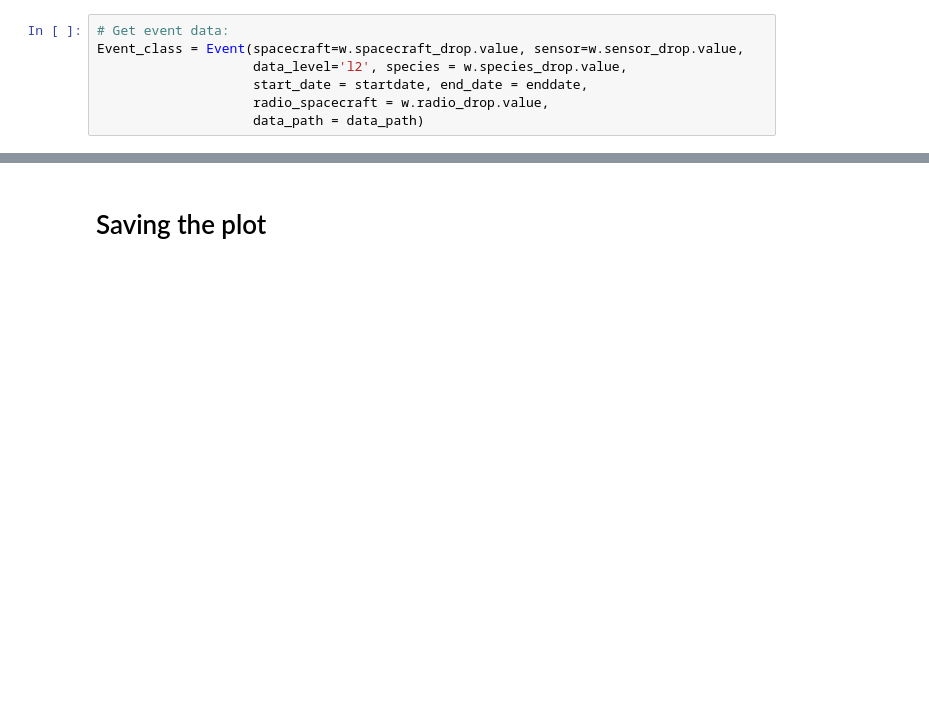
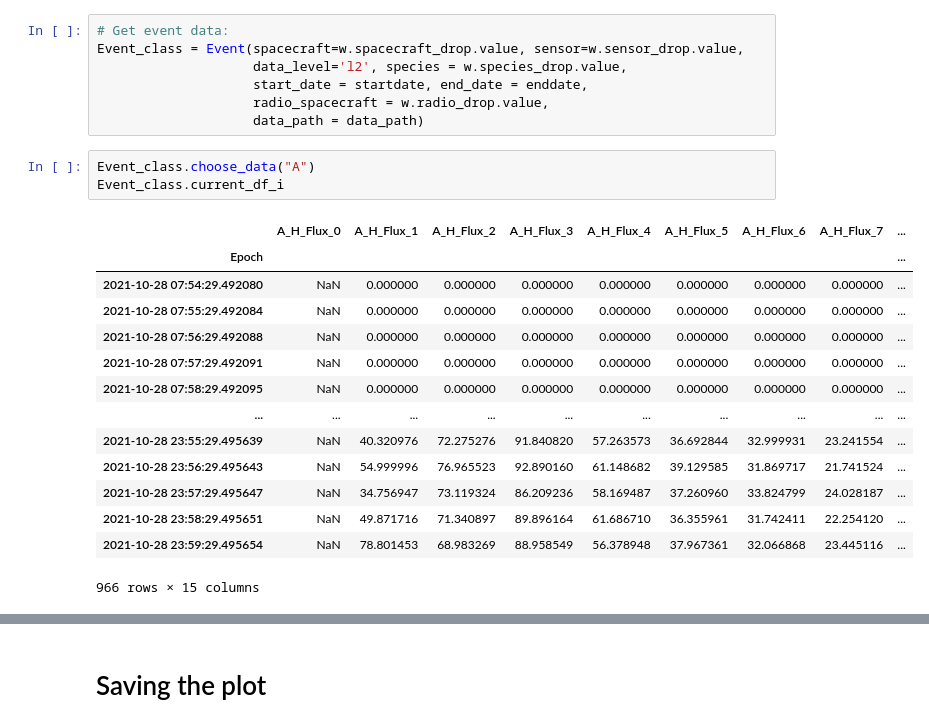
Before and after one commit to serpentine-h2020/serpentine, a Jupyter notebook: notebooks/sep_analysis_tools/dynamic_spectrum.ipynb, the cells around one changed output, grey strips where cells are left out. Saved outputs shown, nothing was run; the diff lists cells and outputs as text; blank space fills up the shorter version.

```diff
--- a/notebooks/sep_analysis_tools/dynamic_spectrum.ipynb
+++ b/notebooks/sep_analysis_tools/dynamic_spectrum.ipynb
@@ -43,6 +47,24 @@ Event_class = Event(spacecraft=w.spacecraft_drop.value, sensor=w.sensor_drop.val
                     start_date = startdate, end_date = enddate,
                     radio_spacecraft = w.radio_drop.value,
                     data_path = data_path)
+# %%
+Event_class.choose_data("A")
+Event_class.current_df_i
+# %% [output]
+|  | A_H_Flux_0 | A_H_Flux_1 | A_H_Flux_2 | A_H_Flux_3 | A_H_Flux_4 | A_H_Flux_5 | A_H_Flux_6 | A_H_Flux_7 | ... |
+| Epoch |  |  |  |  |  |  |  |  | ... |
+| 2021-10-28 07:54:29.492080 | NaN | 0.000000 | 0.000000 | 0.000000 | 0.000000 | 0.000000 | 0.000000 | 0.000000 | ... |
+| 2021-10-28 07:55:29.492084 | NaN | 0.000000 | 0.000000 | 0.000000 | 0.000000 | 0.000000 | 0.000000 | 0.000000 | ... |
+| 2021-10-28 07:56:29.492088 | NaN | 0.000000 | 0.000000 | 0.000000 | 0.000000 | 0.000000 | 0.000000 | 0.000000 | ... |
+| 2021-10-28 07:57:29.492091 | NaN | 0.000000 | 0.000000 | 0.000000 | 0.000000 | 0.000000 | 0.000000 | 0.000000 | ... |
+| 2021-10-28 07:58:29.492095 | NaN | 0.000000 | 0.000000 | 0.000000 | 0.000000 | 0.000000 | 0.000000 | 0.000000 | ... |
+| ... | ... | ... | ... | ... | ... | ... | ... | ... | ... |
+| 2021-10-28 23:55:29.495639 | NaN | 40.320976 | 72.275276 | 91.840820 | 57.263573 | 36.692844 | 32.999931 | 23.241554 | ... |
+| 2021-10-28 23:56:29.495643 | NaN | 54.999996 | 76.965523 | 92.890160 | 61.148682 | 39.129585 | 31.869717 | 21.741524 | ... |
+| 2021-10-28 23:57:29.495647 | NaN | 34.756947 | 73.119324 | 86.209236 | 58.169487 | 37.260960 | 33.824799 | 24.028187 | ... |
+| 2021-10-28 23:58:29.495651 | NaN | 49.871716 | 71.340897 | 89.896164 | 61.686710 | 36.355961 | 31.742411 | 22.254120 | ... |
+| 2021-10-28 23:59:29.495654 | NaN | 78.801453 | 68.983269 | 88.958549 | 56.378948 | 37.967361 | 32.066868 | 23.445116 | ... |
+966 rows × 15 columns
 # %%
 Event_class.dynamic_spectrum(w.view_drop.value, cmap=cmap, xlim=plot_range, resample=averaging)
 # %% [output]
```
Also changed, not shown: parts of 5 cells of this notebook, 5 other files.
